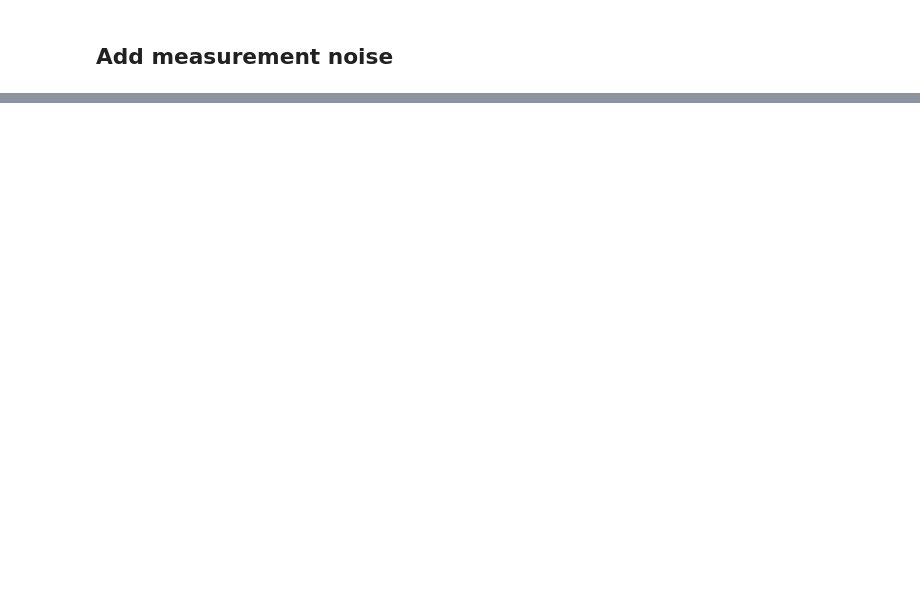
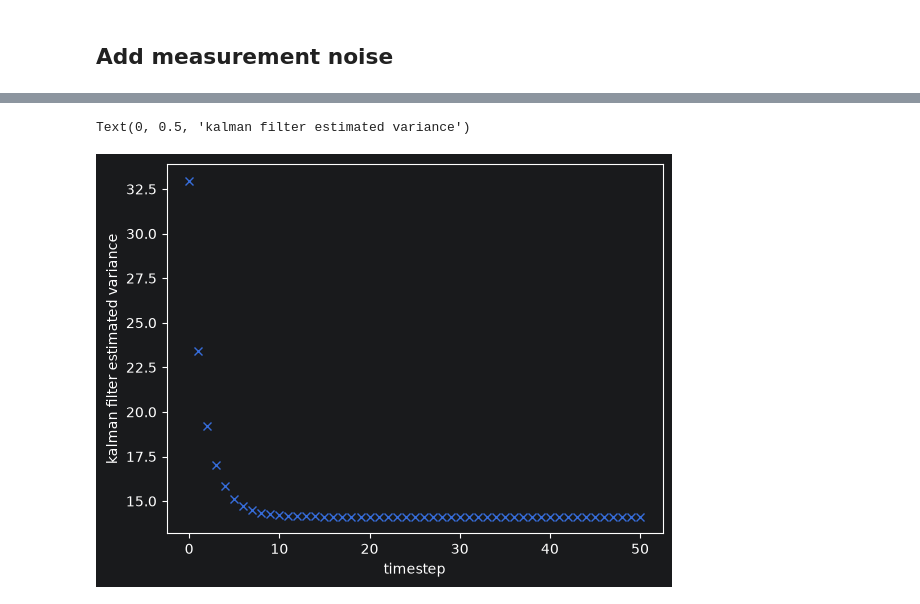
Before and after one commit to cravies/BayesianTracking, a Jupyter notebook: kalman_filter.ipynb, the cells around one changed output, grey strips where cells are left out. Cells and saved outputs as stored; diff of their text form; code cells hidden in the pictures; blank space fills up the shorter version.

```diff
--- a/kalman_filter.ipynb
+++ b/kalman_filter.ipynb
@@ -103,0 +172,7 @@ plt.legend()
+# %%
+plt.plot(var_traj, linestyle='', marker='x')
+plt.xlabel("timestep")
+plt.ylabel("kalman filter estimated variance")
+# %% [output]
+Text(0, 0.5, 'kalman filter estimated variance')
+[figure, added]
```
Also changed, not shown: parts of 7 cells of this notebook.
